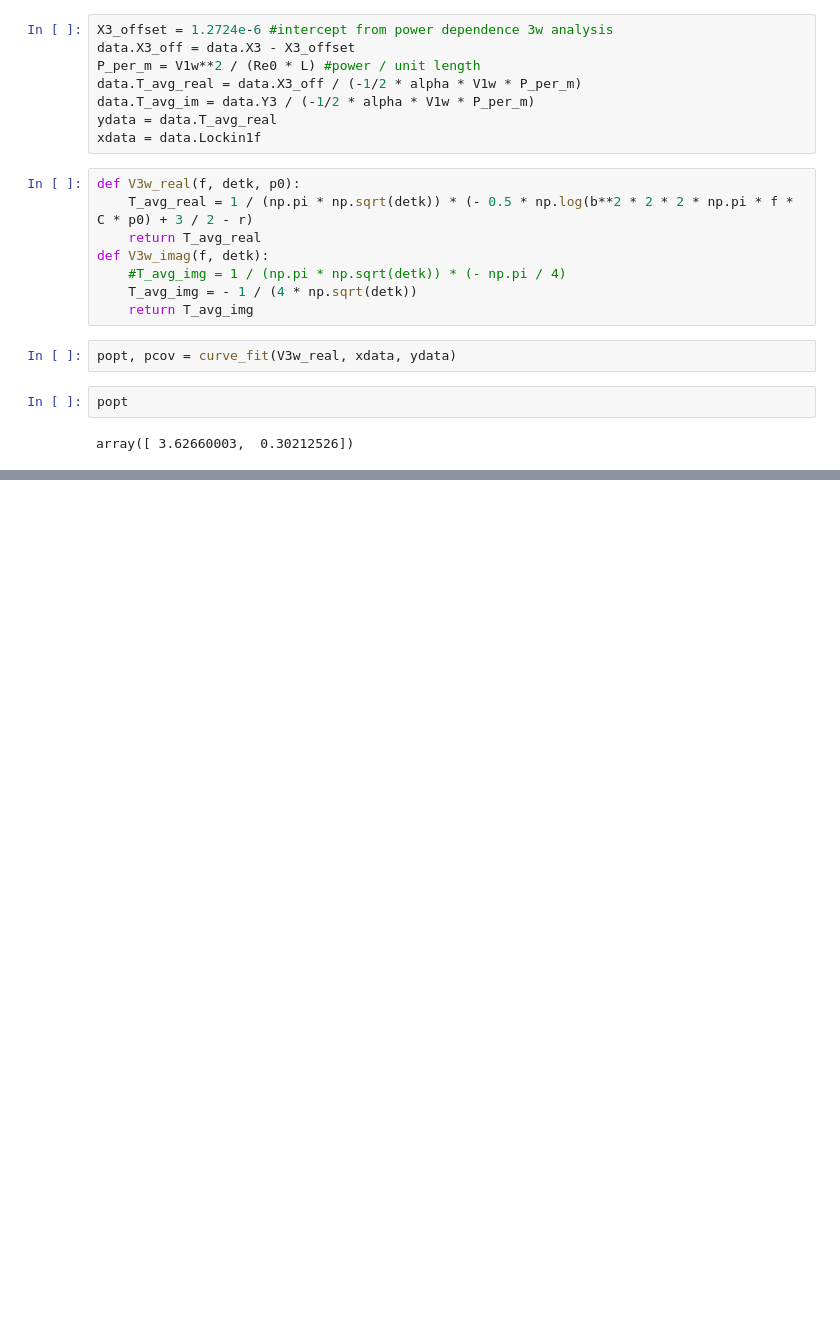
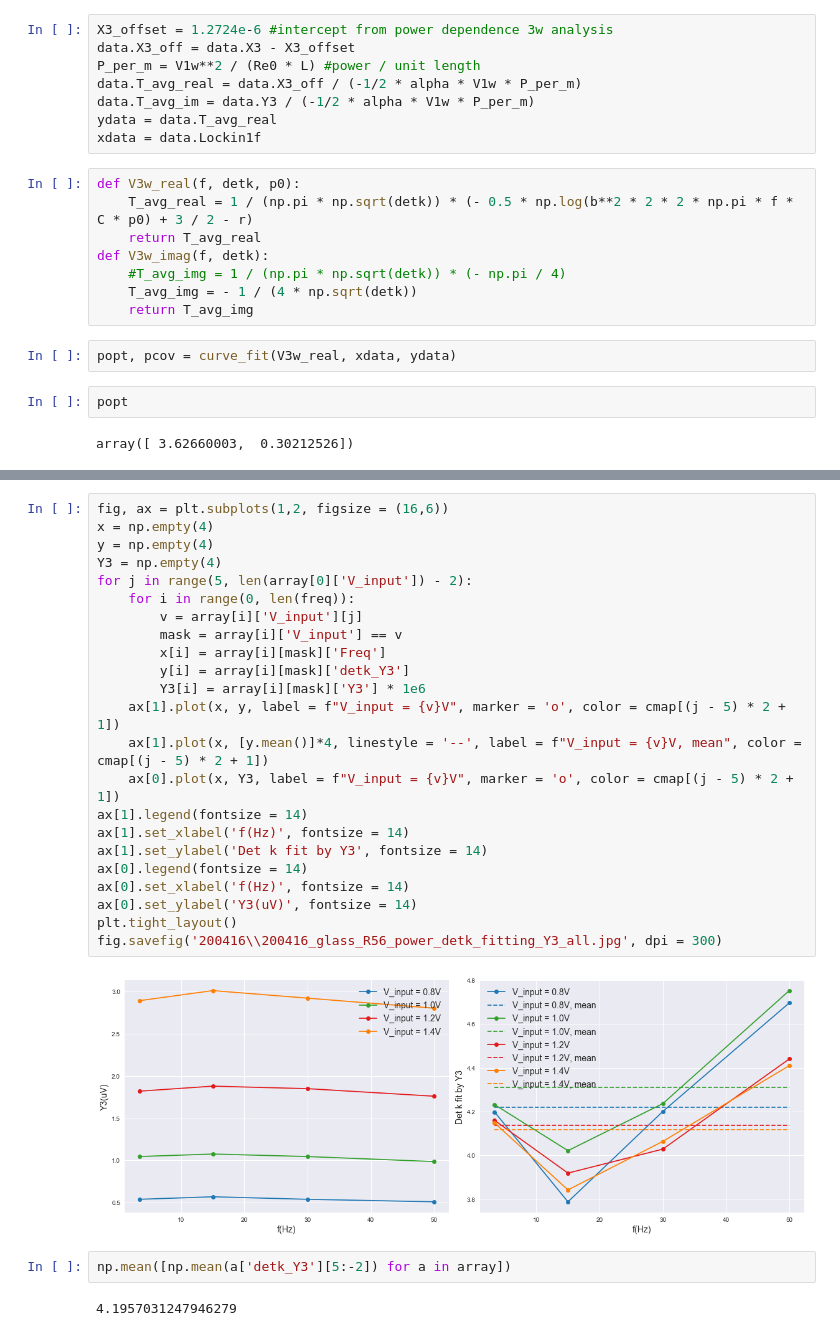
Before and after one commit to xyan36/GraysonGroup, a Jupyter notebook: 23w_method/R56_3w_power_depdence_replots.ipynb, the cells around one changed output, grey strips where cells are left out. Saved outputs shown, nothing was run; the diff lists cells and outputs as text; blank space fills up the shorter version.

```diff
--- a/23w_method/R56_3w_power_depdence_replots.ipynb
+++ b/23w_method/R56_3w_power_depdence_replots.ipynb
@@ -271,0 +320,29 @@ Name: Y3, dtype: float64
+# %%
+fig, ax = plt.subplots(1,2, figsize = (16,6))
+x = np.empty(4)
+y = np.empty(4)
+Y3 = np.empty(4)
+for j in range(5, len(array[0]['V_input']) - 2):
+    for i in range(0, len(freq)):
+        v = array[i]['V_input'][j]
+        mask = array[i]['V_input'] == v
+        x[i] = array[i][mask]['Freq']
+        y[i] = array[i][mask]['detk_Y3']
+        Y3[i] = array[i][mask]['Y3'] * 1e6
+    ax[1].plot(x, y, label = f"V_input = {v}V", marker = 'o', color = cmap[(j - 5) * 2 + 1])
+    ax[1].plot(x, [y.mean()]*4, linestyle = '--', label = f"V_input = {v}V, mean", color = cmap[(j - 5) * 2 + 1])
+    ax[0].plot(x, Y3, label = f"V_input = {v}V", marker = 'o', color = cmap[(j - 5) * 2 + 1])
+ax[1].legend(fontsize = 14)
+ax[1].set_xlabel('f(Hz)', fontsize = 14)
+ax[1].set_ylabel('Det k fit by Y3', fontsize = 14)
+ax[0].legend(fontsize = 14)
+ax[0].set_xlabel('f(Hz)', fontsize = 14)
+ax[0].set_ylabel('Y3(uV)', fontsize = 14)
+plt.tight_layout()
+fig.savefig('200416\\200416_glass_R56_power_detk_fitting_Y3_all.jpg', dpi = 300)
+# %% [output]
+[figure, added]
+# %%
+np.mean([np.mean(a['detk_Y3'][5:-2]) for a in array])
+# %% [output]
+4.1957031247946279
```
Also changed, not shown: parts of 10 cells of this notebook, 12 other files.
